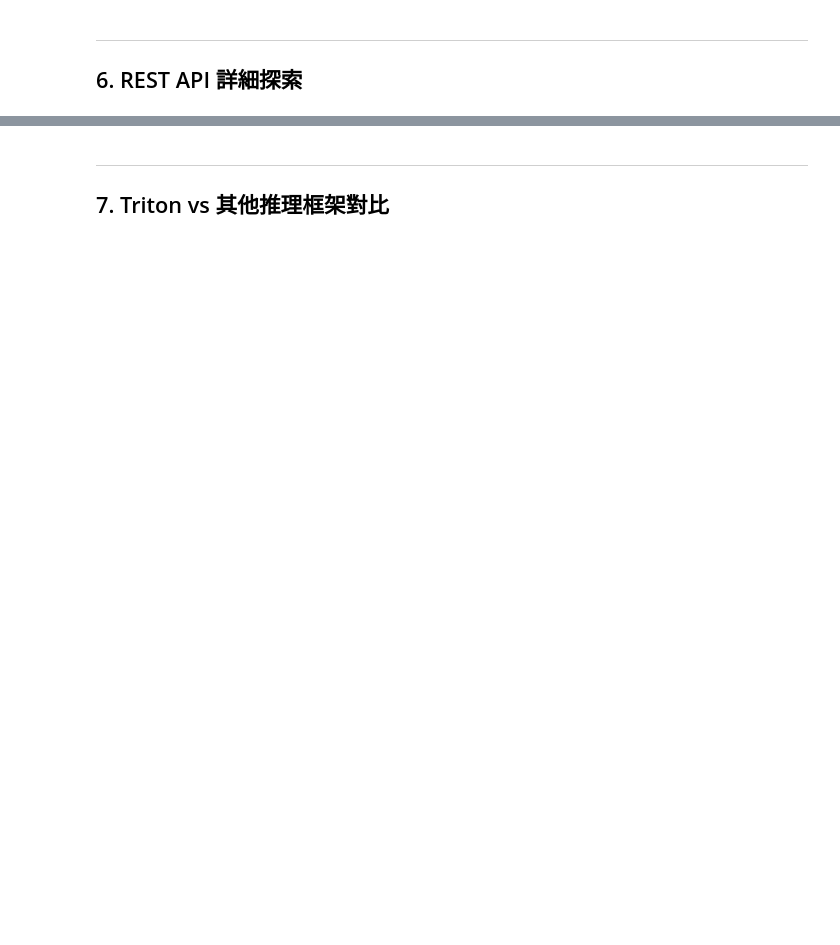
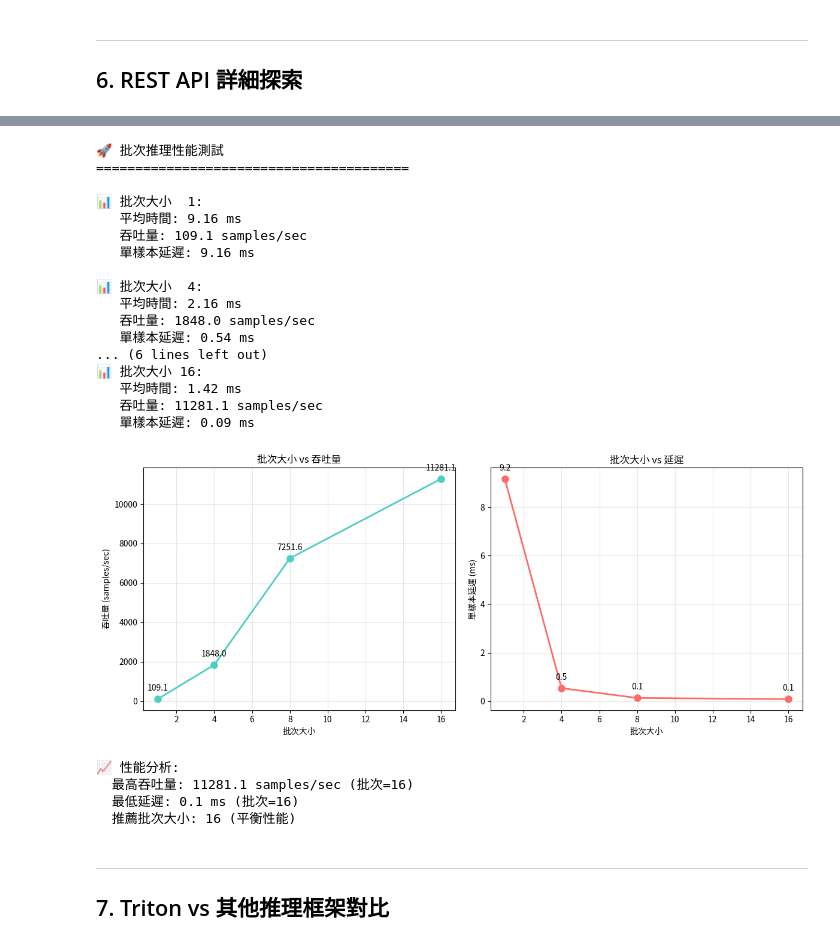
Before and after one commit to Zenobia000/iSpan_LLM-One-Piece, a Jupyter notebook: 02-Efficient_Inference_and_Serving/02-Labs/Triton_Track/Lab-2.1-Triton_Server_Basics/01-Triton_Setup_and_Installation.ipynb, the cells around one changed output, grey strips where cells are left out. Cells and saved outputs as stored; diff of their text form; code cells hidden in the pictures; blank space fills up the shorter version.

```diff
--- a/02-Efficient_Inference_and_Serving/02-Labs/Triton_Track/Lab-2.1-Triton_Server_Basics/01-Triton_Setup_and_Installation.ipynb
+++ b/02-Efficient_Inference_and_Serving/02-Labs/Triton_Track/Lab-2.1-Triton_Server_Basics/01-Triton_Setup_and_Installation.ipynb
@@ -579,8 +561,17 @@ if 'tritonclient' in globals() or True:  # 假設已安裝
 
             # 獲取模型元數據
             model_metadata = triton_client.get_model_metadata(model_name)
-            print(f"✅ 模型版本: {model_metadata.versions}")
-            print(f"✅ 模型平台: {model_metadata.platform}")
+
+            # Handle both dict and object-like metadata
+            if isinstance(model_metadata, dict):
+                versions = model_metadata.get('versions', ['1'])
+                platform = model_metadata.get('platform', 'unknown')
+            else:
+                versions = getattr(model_metadata, 'versions', ['1'])
+                platform = getattr(model_metadata, 'platform', 'unknown')
+
+            print(f"✅ 模型版本: {versions}")
+            print(f"✅ 模型平台: {platform}")
 
             # 準備推理數據
             input_data = np.random.randint(0, 1000, (1, 10), dtype=np.int64)
@@ -773,6 +851,9 @@ batch_results = test_batch_inference()
 if batch_results:
     # 可視化批次性能
     import matplotlib.pyplot as plt
+    # 設定中文字體
+    plt.rcParams['font.sans-serif'] = ['Noto Sans CJK JP']
+    plt.rcParams['axes.unicode_minus'] = False
 
     batch_sizes = list(batch_results.keys())
     throughputs = [batch_results[bs]['throughput'] for bs in batch_sizes]
@@ -786,33 +867,56 @@ if batch_results:
     ax1.set_ylabel('吞吐量 (samples/sec)')
     ax1.set_title('批次大小 vs 吞吐量')
     ax1.grid(True, alpha=0.3)
 
     for bs, tp in zip(batch_sizes, throughputs):
         ax1.annotate(f'{tp:.1f}', xy=(bs, tp), textcoords="offset points",
                     xytext=(0,10), ha='center')
 
     # 延遲
     ax2.plot(batch_sizes, latencies, 'o-', linewidth=2, markersize=8, color='#FF6B6B')
     ax2.set_xlabel('批次大小')
     ax2.set_ylabel('單樣本延遲 (ms)')
     ax2.set_title('批次大小 vs 延遲')
     ax2.grid(True, alpha=0.3)
 
     for bs, lat in zip(batch_sizes, latencies):
         ax2.annotate(f'{lat:.1f}', xy=(bs, lat), textcoords="offset points",
                     xytext=(0,10), ha='center')
 
     plt.tight_layout()
     plt.show()
 
     print(f"\n📈 性能分析:")
     max_throughput = max(throughputs)
     min_latency = min(latencies)
     optimal_batch = batch_sizes[throughputs.index(max_throughput)]
 
     print(f"  最高吞吐量: {max_throughput:.1f} samples/sec (批次={optimal_batch})")
     print(f"  最低延遲: {min_latency:.1f} ms (批次={batch_sizes[latencies.index(min_latency)]})")
     print(f"  推薦批次大小: {optimal_batch} (平衡性能)")
+# %% [output]
+🚀 批次推理性能測試
+========================================
+
+📊 批次大小  1:
+   平均時間: 9.16 ms
+   吞吐量: 109.1 samples/sec
+   單樣本延遲: 9.16 ms
+
+📊 批次大小  4:
+   平均時間: 2.16 ms
+   吞吐量: 1848.0 samples/sec
+   單樣本延遲: 0.54 ms
+... (6 lines left out)
+📊 批次大小 16:
+   平均時間: 1.42 ms
+   吞吐量: 11281.1 samples/sec
+   單樣本延遲: 0.09 ms
+[figure, added]
+📈 性能分析:
+  最高吞吐量: 11281.1 samples/sec (批次=16)
+  最低延遲: 0.1 ms (批次=16)
+  推薦批次大小: 16 (平衡性能)
 # %% [markdown]
 ---
 ## 7. Triton vs 其他推理框架對比
```
Also changed, not shown: parts of 11 cells of this notebook, 1 other file.
